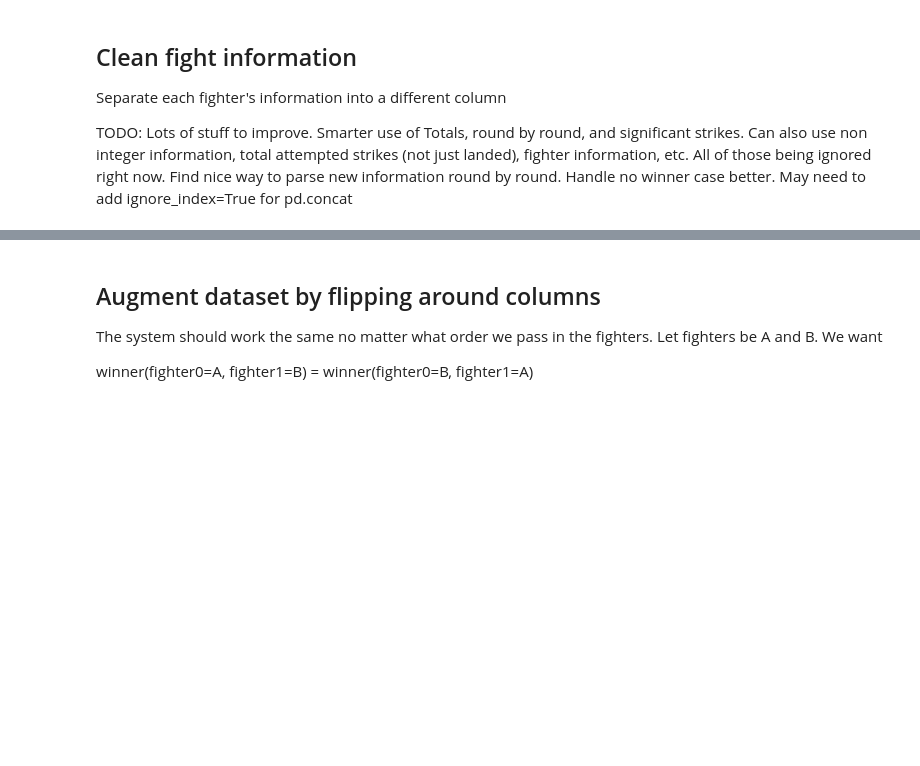
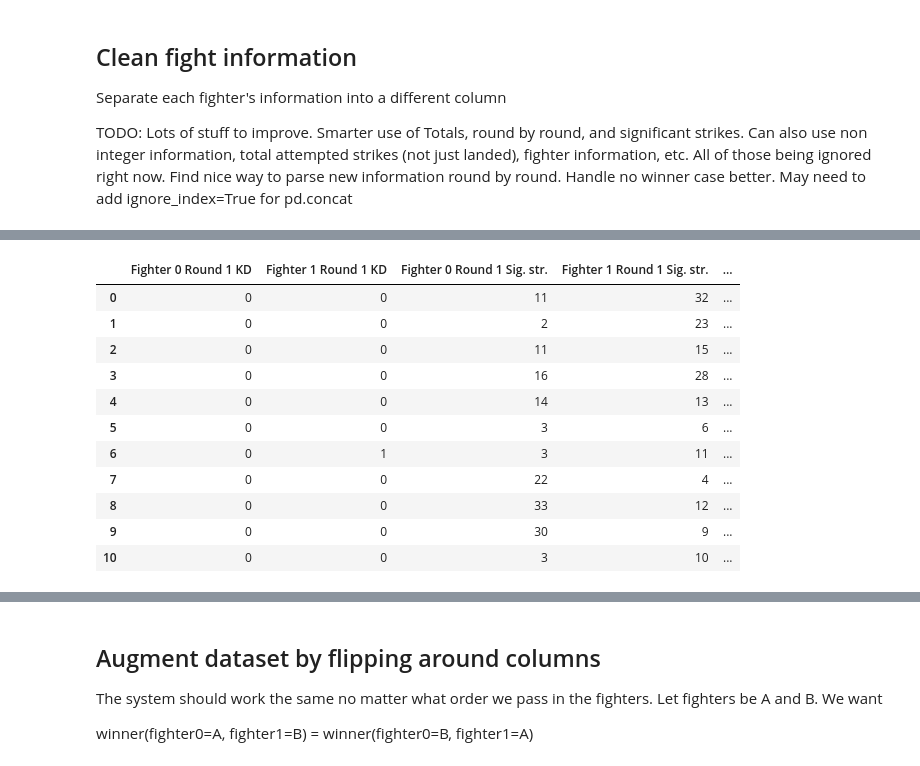
Before and after one commit to jackysioo/ufc_round_by_round_scoring, a Jupyter notebook: UFC_data_scraping.ipynb, the cells around one changed output, grey strips where cells are left out. Saved outputs shown, nothing was run; the diff lists cells and outputs as text; code cells hidden in the pictures; blank space fills up the shorter version.

```diff
--- a/UFC_data_scraping.ipynb
+++ b/UFC_data_scraping.ipynb
@@ -420,6 +451,7 @@ def process_raw_fight_tables(raw_fight_tables, winner, method, round_by_round=Fa
     def create_aggregated_round_by_round_fight_table(raw_fight_tables):
         ##### Aggregate data totals table
         tables = []
+        print("RAW TABLE!@#@!$@#$!#@$")
         print(raw_fight_tables)
         for i, row in raw_fight_tables["Per Round Totals"].iterrows():
             # Get df of one round
@@ -435,7 +467,7 @@ def process_raw_fight_tables(raw_fight_tables, winner, method, round_by_round=Fa
             df = pd.DataFrame([values], columns=cols)
             print(df)
             # Update columns with round number
-            new_cols = [f"Round {i+1} {c}" if  bnc != "Fighter" else c for c in cols]
+            new_cols = [f"Round {i+1} {c}" if  c != "Fighter" else c for c in cols]
             df.columns = new_cols
             print("#####updated")
             print(df)
@@ -703,4 +735,17 @@ FIGHT_TABLE = FIGHT_TABLE.replace("^-+", np.nan, regex=True)  # Replace -- and -
 # %%
-FIGHT_TABLE.head()
+FIGHT_TABLE.head(11)
+# %% [output]
+|  | Fighter 0 Round 1 KD | Fighter 1 Round 1 KD | Fighter 0 Round 1 Sig. str. | Fighter 1 Round 1 Sig. str. | ... |
+| 0 | 0 | 0 | 11 | 32 | ... |
+| 1 | 0 | 0 | 2 | 23 | ... |
+| 2 | 0 | 0 | 11 | 15 | ... |
+| 3 | 0 | 0 | 16 | 28 | ... |
+| 4 | 0 | 0 | 14 | 13 | ... |
+| 5 | 0 | 0 | 3 | 6 | ... |
+| 6 | 0 | 1 | 3 | 11 | ... |
+| 7 | 0 | 0 | 22 | 4 | ... |
+| 8 | 0 | 0 | 33 | 12 | ... |
+| 9 | 0 | 0 | 30 | 9 | ... |
+| 10 | 0 | 0 | 3 | 10 | ... |
 # %%
 FIGHT_TABLE.tail()
```
Also changed, not shown: parts of 29 cells of this notebook, 1 other file.
